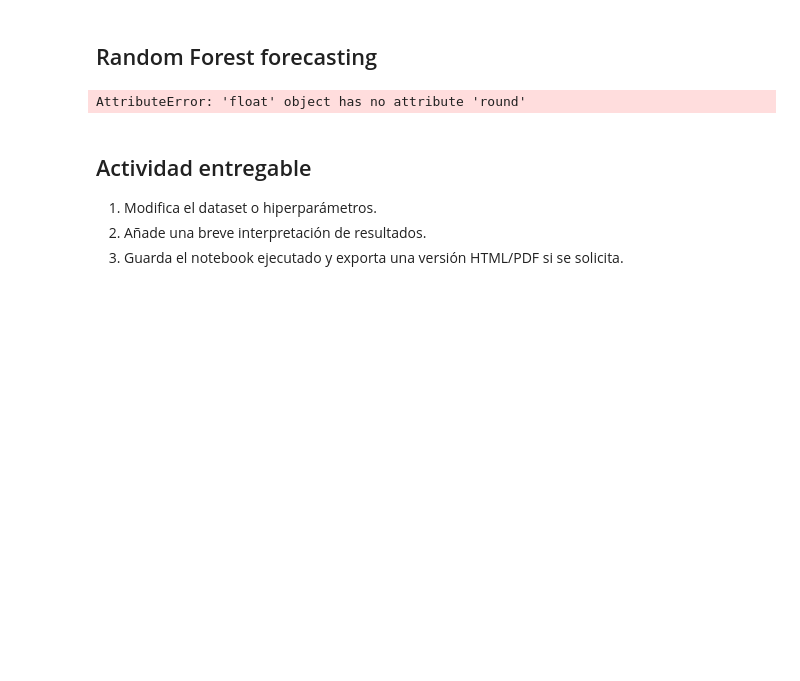
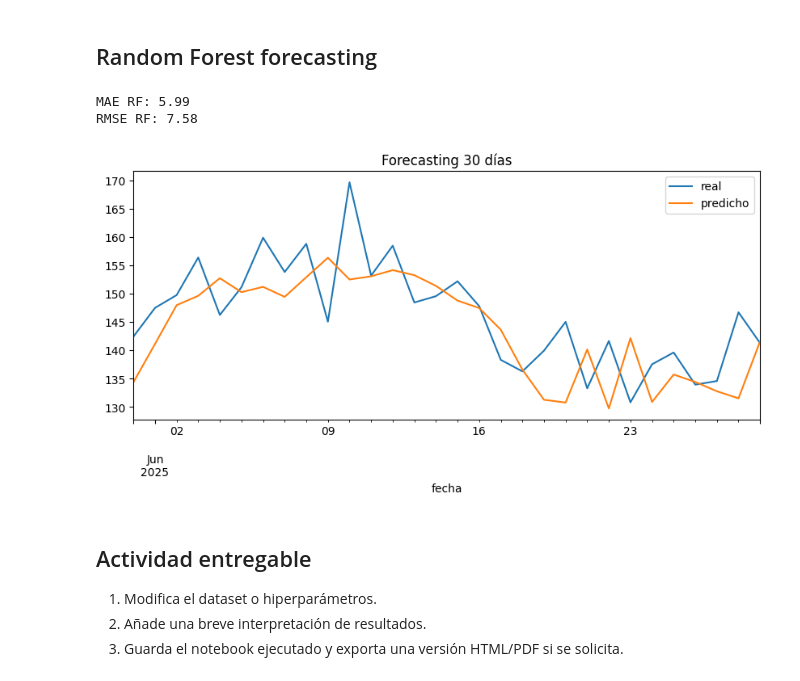
Before and after one commit to Mattortx/Big_Data_2026, a Jupyter notebook: notebooks/05_bloque_V_series_temporales.ipynb, the cells around one changed output. Saved outputs shown, nothing was run; the diff lists cells and outputs as text; code cells hidden in the pictures; blank space fills up the shorter version.

```diff
--- a/notebooks/05_bloque_V_series_temporales.ipynb
+++ b/notebooks/05_bloque_V_series_temporales.ipynb
@@ -73,20 +82,25 @@ display(feat.head())
 # %%
 train = feat.iloc[:-30]
 test = feat.iloc[-30:]
 X_train, y_train = train.drop(columns=["demanda"]), train["demanda"]
 X_test, y_test = test.drop(columns=["demanda"]), test["demanda"]
 
 model = RandomForestRegressor(n_estimators=300, random_state=42)
 model.fit(X_train, y_train)
 pred = model.predict(X_test)
 
-print("MAE RF:", mean_absolute_error(y_test, pred).round(2))
-print("RMSE RF:", np.sqrt(mean_squared_error(y_test, pred)).round(2))
+mae_rf = np.mean(np.abs(y_test - pred))
+rmse_rf = np.sqrt(np.mean((y_test - pred) ** 2))
+
+print("MAE RF:", np.round(mae_rf, 2))
+print("RMSE RF:", np.round(rmse_rf, 2))
 
 pd.DataFrame({"real": y_test, "predicho": pred}, index=y_test.index).plot(figsize=(10,4), title="Forecasting 30 días")
 plt.show()
 # %% [output]
-AttributeError: 'float' object has no attribute 'round'
+MAE RF: 5.99
+RMSE RF: 7.58
+[figure, added]
 # %% [markdown]
 ## Actividad entregable
 1. Modifica el dataset o hiperparámetros.
```
Also changed, not shown: parts of 4 cells of this notebook, 6 other files.
